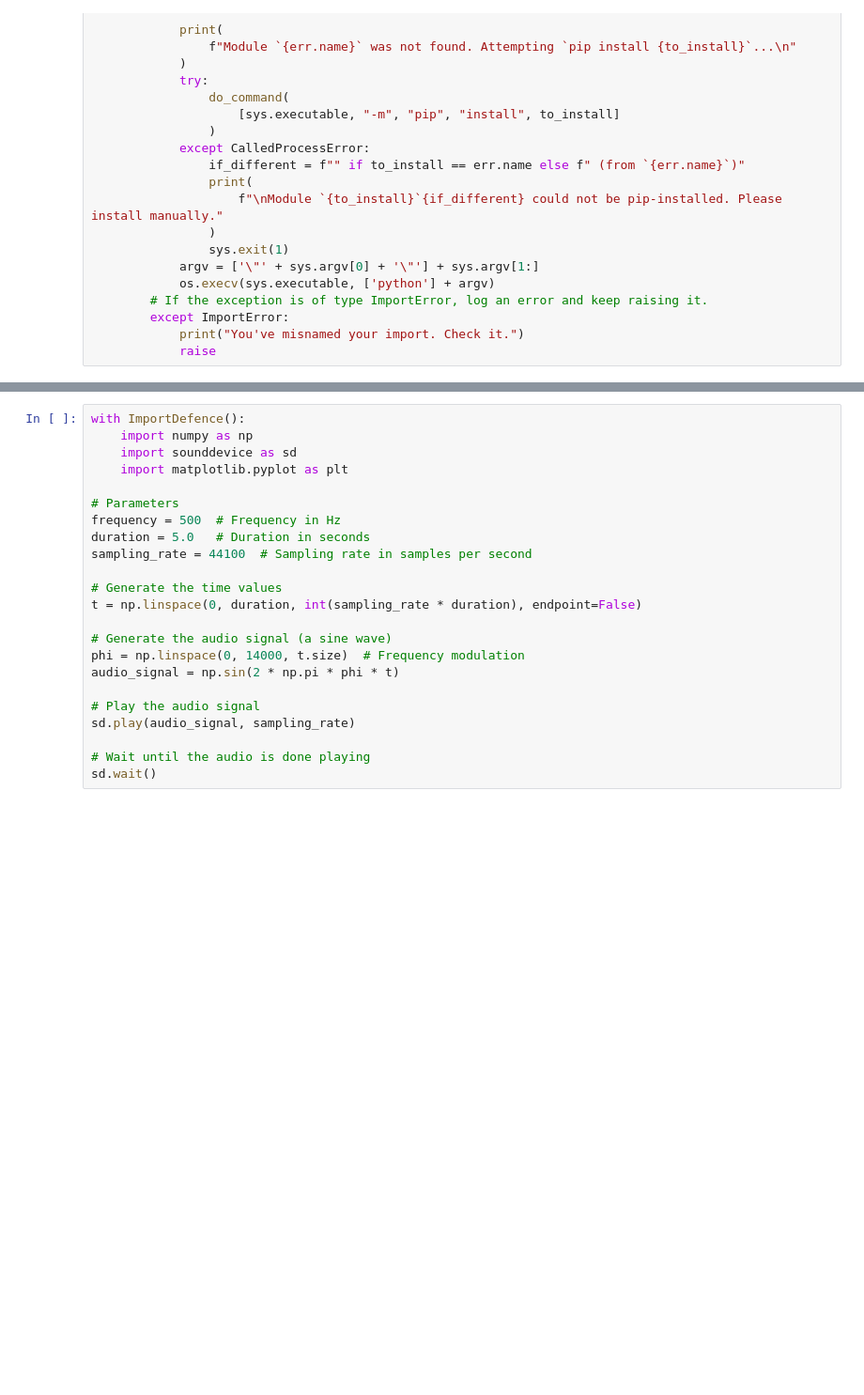
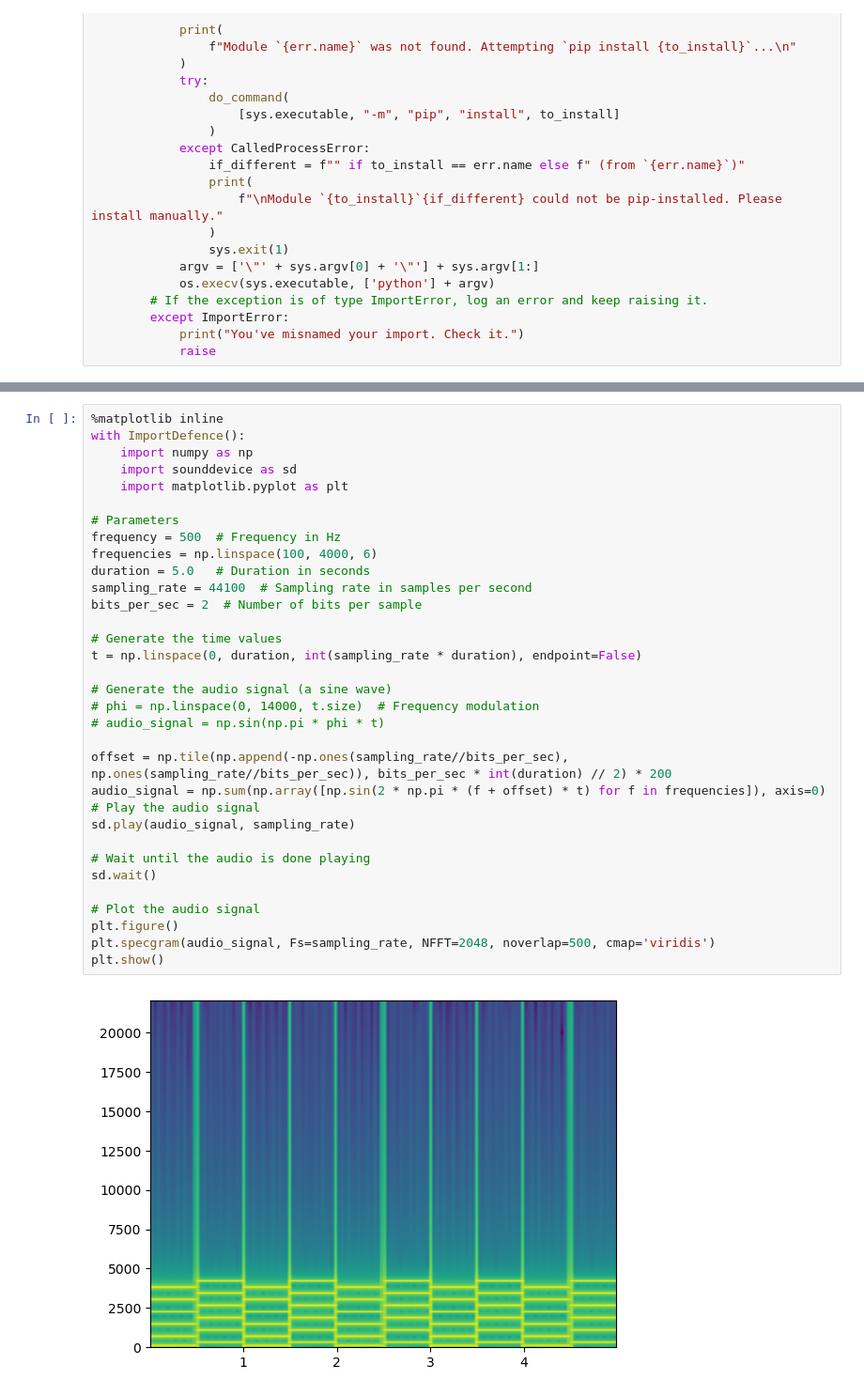
Before and after one commit to yuvyuvyuv/Sprint3, a Jupyter notebook: sound_creation.ipynb, the cells around one changed output, grey strips where cells are left out. Shown at 94% size. Saved outputs shown, nothing was run; the diff lists cells and outputs as text; blank space fills up the shorter version.

```diff
--- a/sound_creation.ipynb
+++ b/sound_creation.ipynb
@@ -91,23 +123,35 @@ class ImportDefence:
 # %%
+%matplotlib inline
 with ImportDefence():
     import numpy as np
     import sounddevice as sd
     import matplotlib.pyplot as plt
 
 # Parameters
 frequency = 500  # Frequency in Hz
+frequencies = np.linspace(100, 4000, 6)
 duration = 5.0   # Duration in seconds
 sampling_rate = 44100  # Sampling rate in samples per second
+bits_per_sec = 2  # Number of bits per sample
 
 # Generate the time values
 t = np.linspace(0, duration, int(sampling_rate * duration), endpoint=False)
 
 # Generate the audio signal (a sine wave)
-phi = np.linspace(0, 14000, t.size)  # Frequency modulation
-audio_signal = np.sin(2 * np.pi * phi * t)
+# phi = np.linspace(0, 14000, t.size)  # Frequency modulation
+# audio_signal = np.sin(np.pi * phi * t)
 
+offset = np.tile(np.append(-np.ones(sampling_rate//bits_per_sec), np.ones(sampling_rate//bits_per_sec)), bits_per_sec * int(duration) // 2) * 200
+audio_signal = np.sum(np.array([np.sin(2 * np.pi * (f + offset) * t) for f in frequencies]), axis=0)
 # Play the audio signal
 sd.play(audio_signal, sampling_rate)
 
 # Wait until the audio is done playing
 sd.wait()
+
+# Plot the audio signal
+plt.figure()
+plt.specgram(audio_signal, Fs=sampling_rate, NFFT=2048, noverlap=500, cmap='viridis')
+plt.show()
+# %% [output]
+[figure, added]
```
Also changed, not shown: parts of 6 cells of this notebook.
